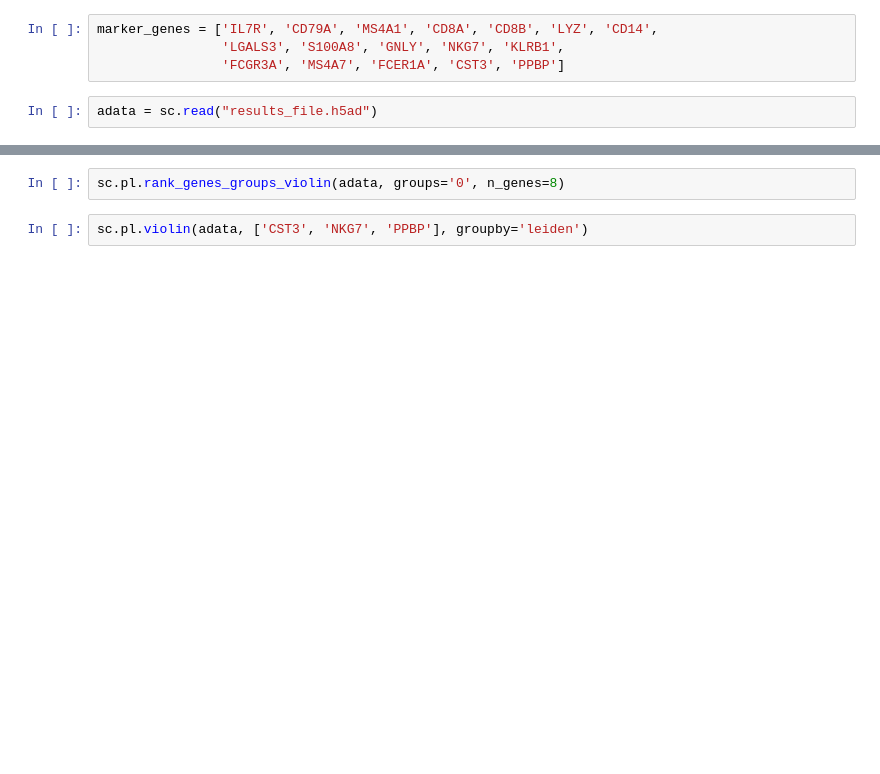
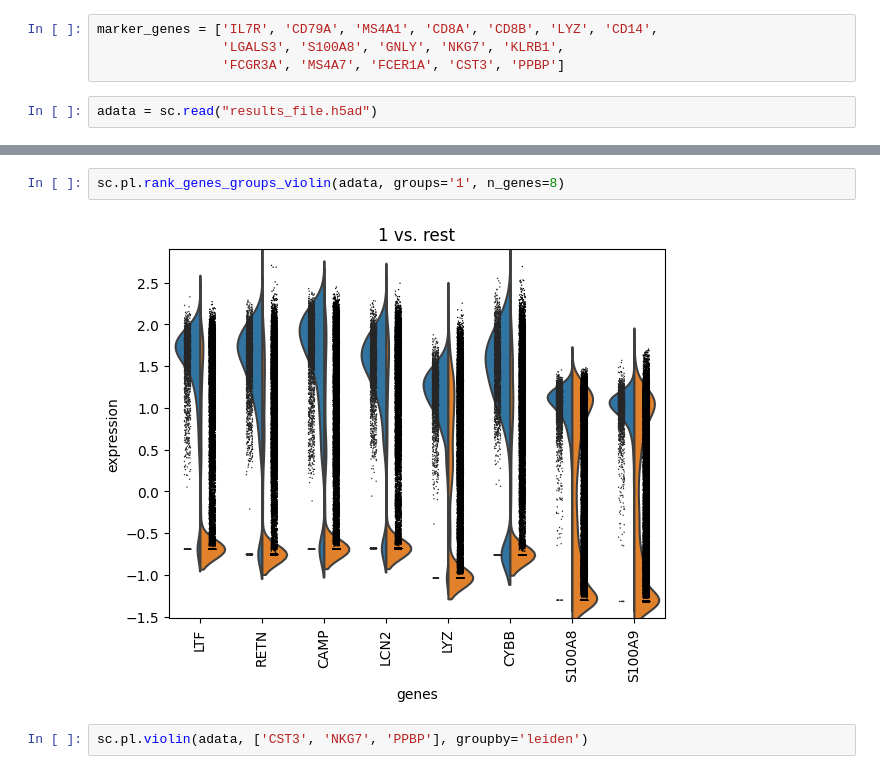
Before and after one commit to Naveed319/system_biology, a Jupyter notebook: notebooks/processing.ipynb, the cells around one changed output, grey strips where cells are left out. Cells and saved outputs as stored; diff of their text form; blank space fills up the shorter version.

```diff
--- a/notebooks/processing.ipynb
+++ b/notebooks/processing.ipynb
@@ -338,4 +357,6 @@ pd.DataFrame(
 # %%
-sc.pl.rank_genes_groups_violin(adata, groups='0', n_genes=8)
+sc.pl.rank_genes_groups_violin(adata, groups='1', n_genes=8)
+# %% [output]
+[figure, added]
 # %%
 sc.pl.violin(adata, ['CST3', 'NKG7', 'PPBP'], groupby='leiden')
```
Also changed, not shown: parts of 14 cells of this notebook.
